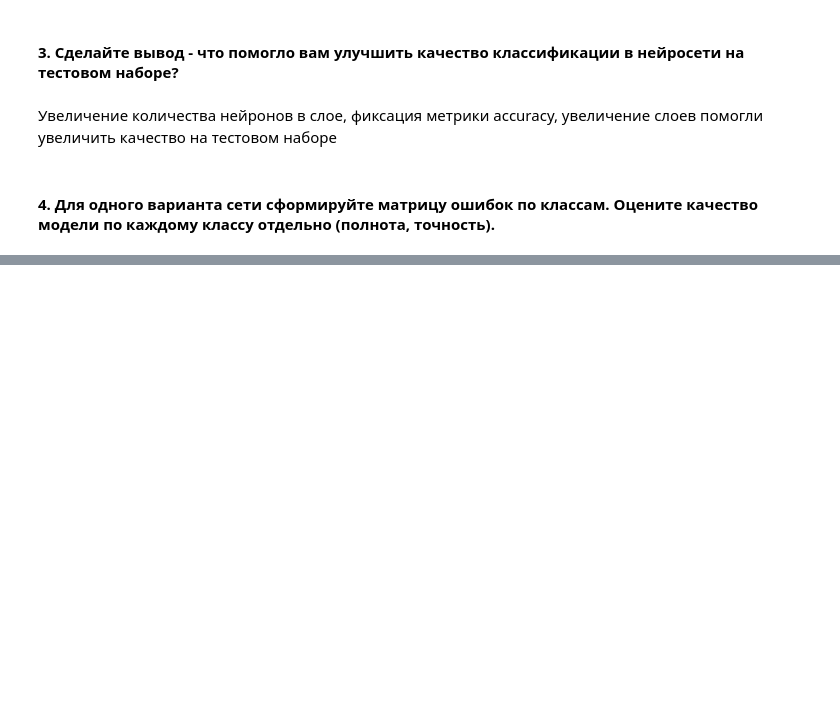
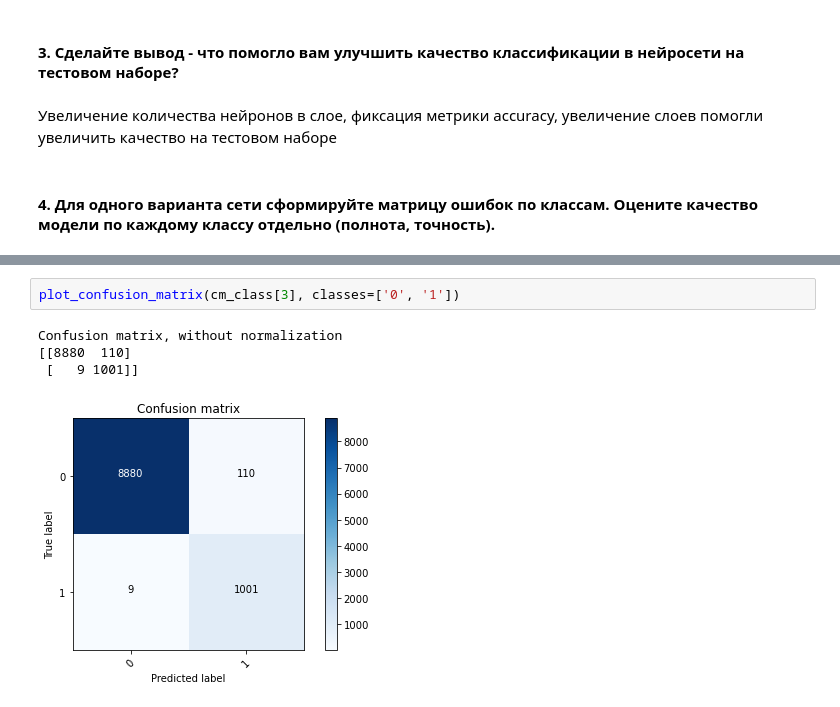
Before and after one commit to Alikhan0707/intro_to_deep_learn, a Jupyter notebook: hw_2.ipynb, the cells around one changed output, grey strips where cells are left out. Drawn from its saved outputs; the diff is of its cells as text; blank space fills up the shorter version.

```diff
--- a/hw_2.ipynb
+++ b/hw_2.ipynb
@@ -394,0 +478,7 @@ array([[0., 0., 0., ..., 1., 0., 0.],
+# %%
+plot_confusion_matrix(cm_class[3], classes=['0', '1'])
+# %% [output]
+Confusion matrix, without normalization
+[[8880  110]
+ [   9 1001]]
+[figure, added]
```
Also changed, not shown: parts of 19 cells of this notebook.
